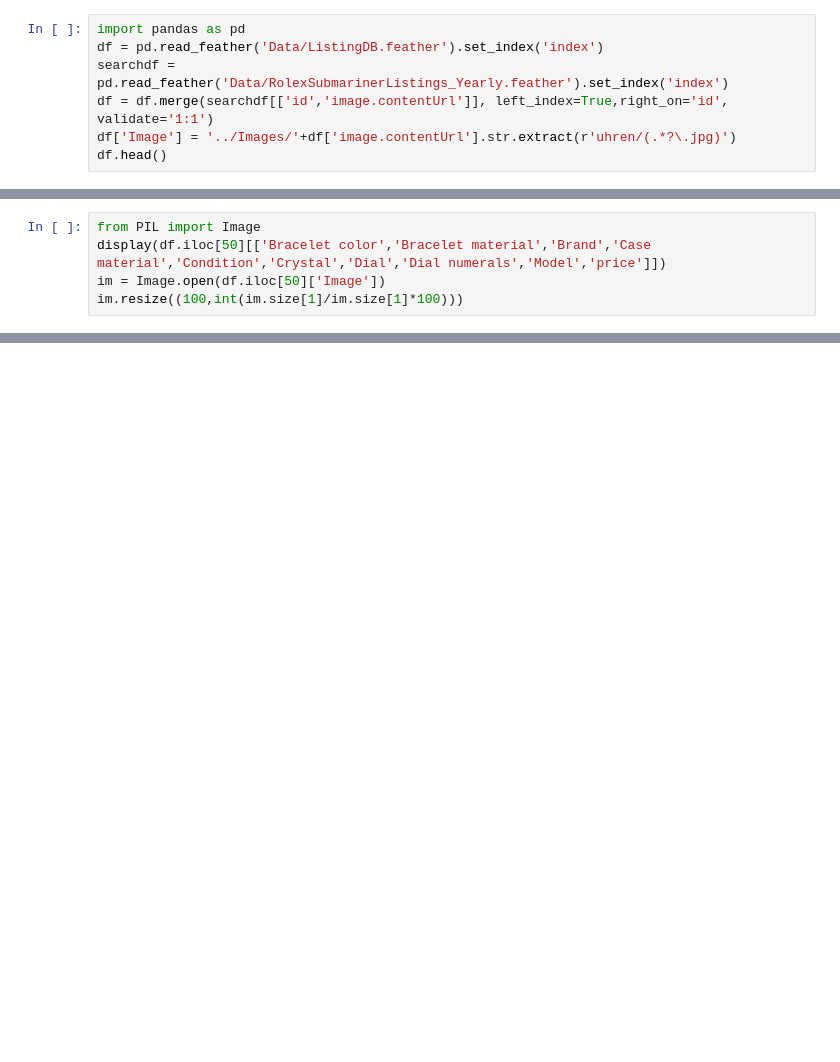
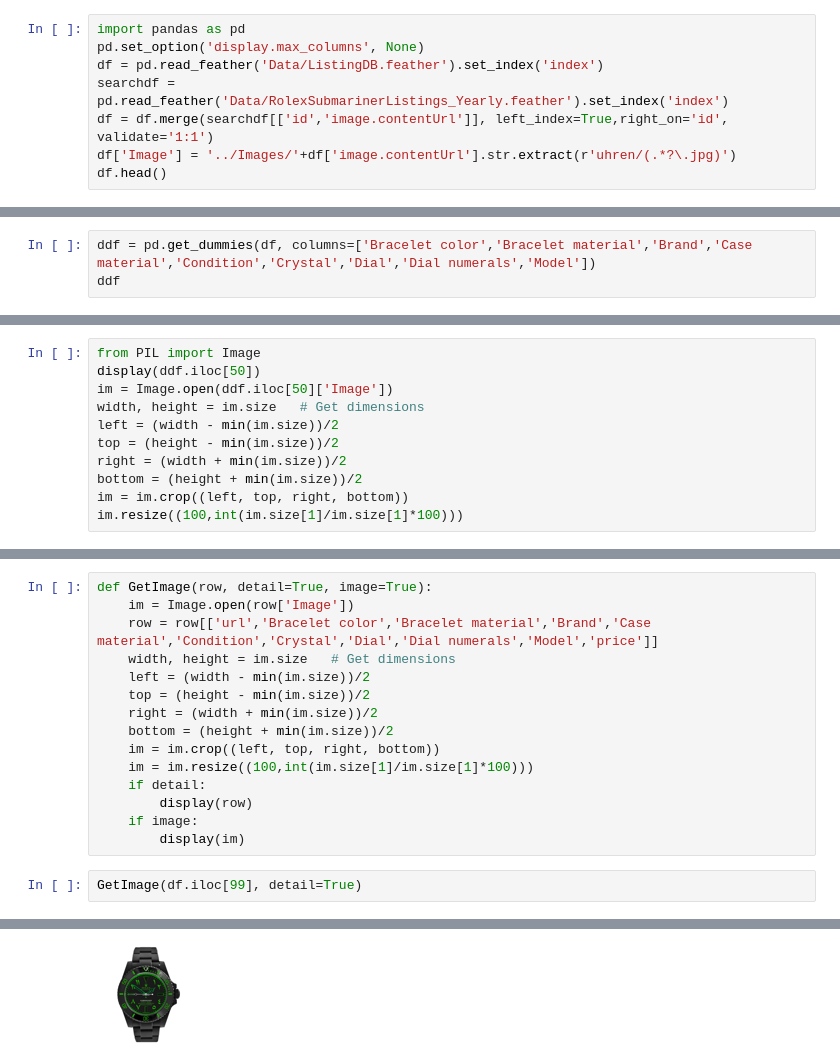
Before and after one commit to ben-muller/WatchPrice, a Jupyter notebook: ImageAnalysis.ipynb, the cells around one changed output, grey strips where cells are left out. Cells and saved outputs as stored; diff of their text form; blank space fills up the shorter version.

```diff
--- a/ImageAnalysis.ipynb
+++ b/ImageAnalysis.ipynb
@@ -1,5 +1,6 @@
 # %%
 import pandas as pd
+pd.set_option('display.max_columns', None)
 df = pd.read_feather('Data/ListingDB.feather').set_index('index')
 searchdf = pd.read_feather('Data/RolexSubmarinerListings_Yearly.feather').set_index('index')
 df = df.merge(searchdf[['id','image.contentUrl']], left_index=True,right_on='id', validate='1:1')
@@ -17,6 +17,4 @@ df.head()
 # %%
-from PIL import Image
-display(df.iloc[50][['Bracelet color','Bracelet material','Brand','Case material','Condition','Crystal','Dial','Dial numerals','Model','price']])
-im = Image.open(df.iloc[50]['Image'])
-im.resize((100,int(im.size[1]/im.size[1]*100)))
+ddf = pd.get_dummies(df, columns=['Bracelet color','Bracelet material','Brand','Case material','Condition','Crystal','Dial','Dial numerals','Model'])
+ddf
 # %% [output]
@@ -34,0 +35,11 @@ Name: 84, dtype: object
+# %%
+from PIL import Image
+display(ddf.iloc[50])
+im = Image.open(ddf.iloc[50]['Image'])
+width, height = im.size   # Get dimensions
+left = (width - min(im.size))/2
+top = (height - min(im.size))/2
+right = (width + min(im.size))/2
+bottom = (height + min(im.size))/2
+im = im.crop((left, top, right, bottom))
+im.resize((100,int(im.size[1]/im.size[1]*100)))
@@ -34,0 +60,18 @@ Name: 84, dtype: object
+# %%
+def GetImage(row, detail=True, image=True):
+    im = Image.open(row['Image'])
+    row = row[['url','Bracelet color','Bracelet material','Brand','Case material','Condition','Crystal','Dial','Dial numerals','Model','price']]
+    width, height = im.size   # Get dimensions
+    left = (width - min(im.size))/2
+    top = (height - min(im.size))/2
+    right = (width + min(im.size))/2
+    bottom = (height + min(im.size))/2
+    im = im.crop((left, top, right, bottom))
+    im = im.resize((100,int(im.size[1]/im.size[1]*100)))
+    if detail:
+        display(row)
+    if image:
+        display(im)
+# %%
+GetImage(df.iloc[99], detail=True)
+# %% [output]
@@ -34,0 +90 @@ Name: 84, dtype: object
+[figure, added]
```
Also changed, not shown: parts of 6 cells of this notebook, 9 other files.
